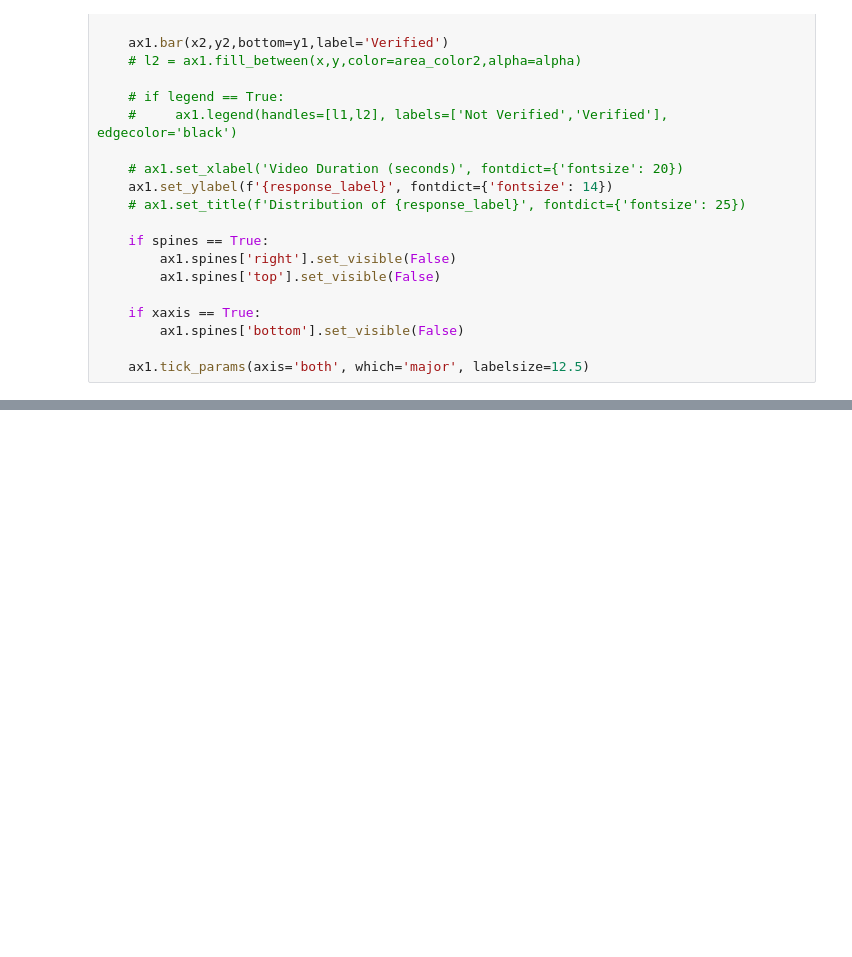
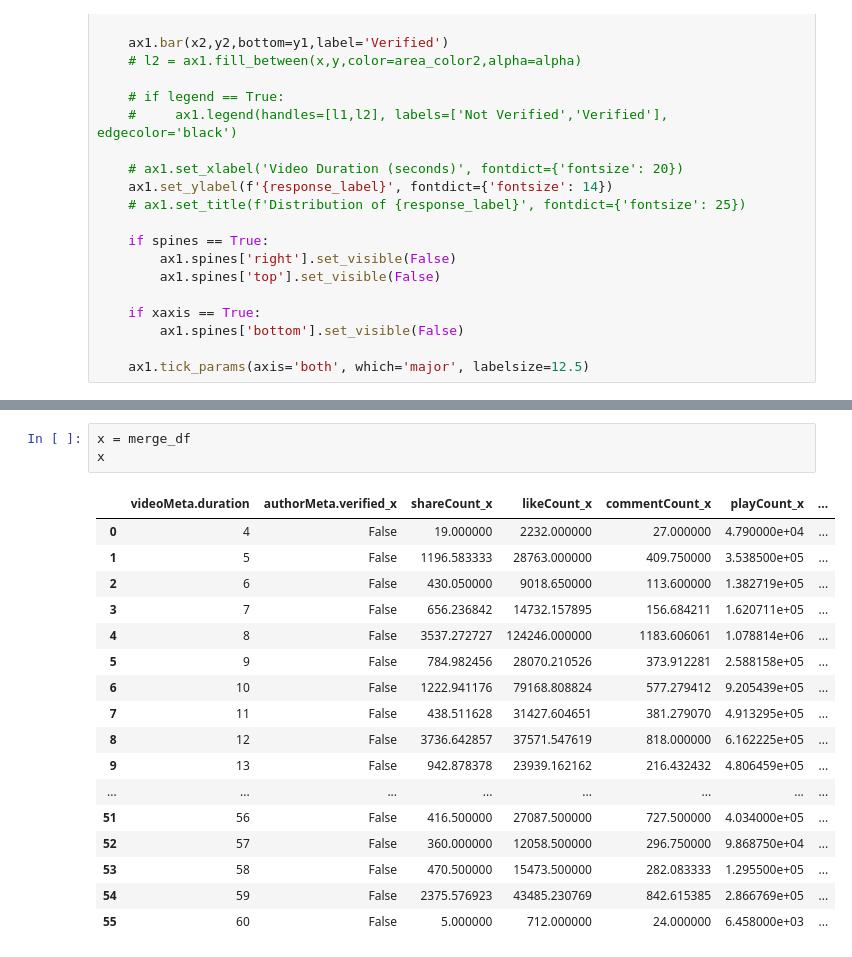
Before and after one commit to ba-group-projects/tiktok-popularity-eda, a Jupyter notebook: mattheus_smm635_mtp_eda.ipynb, the cells around one changed output, grey strips where cells are left out. Saved outputs shown, nothing was run; the diff lists cells and outputs as text; blank space fills up the shorter version.

```diff
--- a/mattheus_smm635_mtp_eda.ipynb
+++ b/mattheus_smm635_mtp_eda.ipynb
@@ -751,0 +861,21 @@ plt.show()
+# %%
+x = merge_df
+x
+# %% [output]
+|  | videoMeta.duration | authorMeta.verified_x | shareCount_x | likeCount_x | commentCount_x | playCount_x | ... |
+| 0 | 4 | False | 19.000000 | 2232.000000 | 27.000000 | 4.790000e+04 | ... |
+| 1 | 5 | False | 1196.583333 | 28763.000000 | 409.750000 | 3.538500e+05 | ... |
+| 2 | 6 | False | 430.050000 | 9018.650000 | 113.600000 | 1.382719e+05 | ... |
+| 3 | 7 | False | 656.236842 | 14732.157895 | 156.684211 | 1.620711e+05 | ... |
+| 4 | 8 | False | 3537.272727 | 124246.000000 | 1183.606061 | 1.078814e+06 | ... |
+| 5 | 9 | False | 784.982456 | 28070.210526 | 373.912281 | 2.588158e+05 | ... |
+| 6 | 10 | False | 1222.941176 | 79168.808824 | 577.279412 | 9.205439e+05 | ... |
+| 7 | 11 | False | 438.511628 | 31427.604651 | 381.279070 | 4.913295e+05 | ... |
+| 8 | 12 | False | 3736.642857 | 37571.547619 | 818.000000 | 6.162225e+05 | ... |
+| 9 | 13 | False | 942.878378 | 23939.162162 | 216.432432 | 4.806459e+05 | ... |
+| ... | ... | ... | ... | ... | ... | ... | ... |
+| 51 | 56 | False | 416.500000 | 27087.500000 | 727.500000 | 4.034000e+05 | ... |
+| 52 | 57 | False | 360.000000 | 12058.500000 | 296.750000 | 9.868750e+04 | ... |
+| 53 | 58 | False | 470.500000 | 15473.500000 | 282.083333 | 1.295500e+05 | ... |
+| 54 | 59 | False | 2375.576923 | 43485.230769 | 842.615385 | 2.866769e+05 | ... |
+| 55 | 60 | False | 5.000000 | 712.000000 | 24.000000 | 6.458000e+03 | ... |
```
Also changed, not shown: parts of 8 cells of this notebook, 1 other file.
